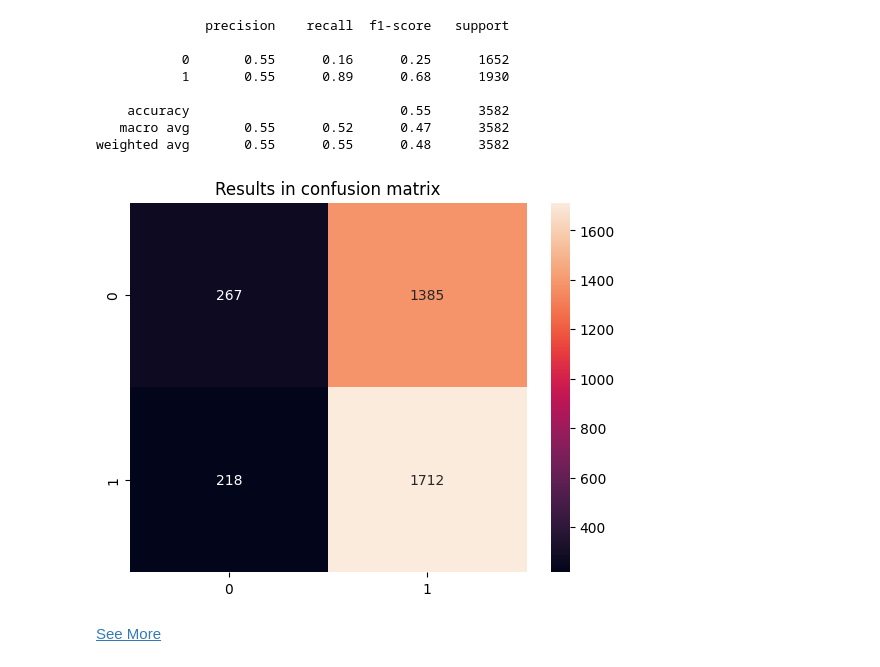
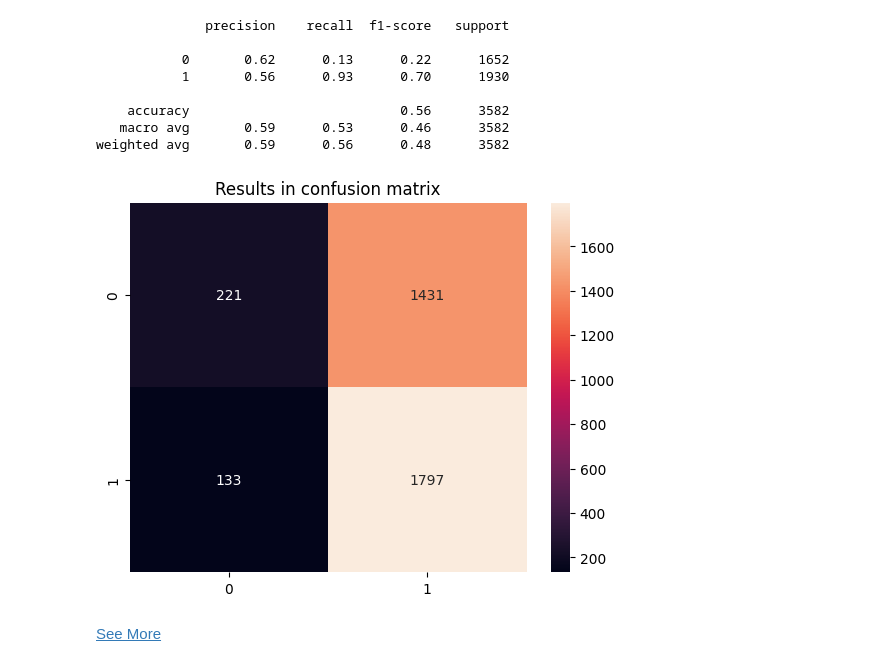
Before and after one commit to Equipe5-ifam-cmzl/trabalho-final, a Jupyter notebook: src/Carlos/sprint03/RandomForest.ipynb, the cells around one changed output. Saved outputs shown, nothing was run; the diff lists cells and outputs as text; code cells hidden in the pictures.

Commit message:
sprint03: DecisionTree & RandomForest -> melhorados

```diff
--- a/src/Carlos/sprint03/RandomForest.ipynb
+++ b/src/Carlos/sprint03/RandomForest.ipynb
@@ -17,3 +6,7 @@ dataset.head()
+# %%
+link = "C:/Users/CarlosViniMSouza/Documents/Projects/data-mining-ifam/database/result.csv"
+
+dataset = pd.read_csv(link)
 # %%
 dataset.info()
 # %% [output]
@@ -73,12 +51,12 @@ Text(0.5, 1.05, 'Scatterplot and histogram of pairs of variables color coded by
 X = dataset.drop(['e_signed'], axis=1)
 y = dataset['e_signed']
 # %%
-from sklearn.model_selection import train_test_split
+from sklearn.model_selection import train_test_split as tts
 
-X_train, X_test, y_train, y_test = train_test_split(X, y, test_size=0.2, random_state=42)
+X_train, X_test, y_train, y_test = tts(X, y, test_size=0.3, random_state=0)
 # %%
 from sklearn.ensemble import RandomForestClassifier
 
-rfc = RandomForestClassifier(n_estimators=3, max_depth=2, random_state=42)
+rfc = RandomForestClassifier(criterion="entropy", n_estimators=100, max_depth=10)
 # %%
 rfc.fit(X_train, y_train)
@@ -86,0 +66,3 @@ y_pred = rfc.predict(X_test)
+# %%
+rfc.fit(X_test, y_test)
+rfc.score(X_test, y_test)
@@ -119,21 +114,22 @@ DecisionTreeClassifier(max_depth=2, max_features='sqrt',
 # %%
 from sklearn.metrics import classification_report, confusion_matrix
 
 confMatrix = confusion_matrix(y_test, y_pred)
 
-sns.heatmap(confMatrix, annot=True, fmt='d') \
+sns \
+    .heatmap(confMatrix, annot=True, fmt='d') \
     .set_title('Results in confusion matrix')
 
 print(classification_report(y_test, y_pred))
 # %% [output]
               precision    recall  f1-score   support
 
-           0       0.55      0.16      0.25      1652
-           1       0.55      0.89      0.68      1930
+           0       0.62      0.13      0.22      1652
+           1       0.56      0.93      0.70      1930
 
-    accuracy                           0.55      3582
-   macro avg       0.55      0.52      0.47      3582
-weighted avg       0.55      0.55      0.48      3582
+    accuracy                           0.56      3582
+   macro avg       0.59      0.53      0.46      3582
+weighted avg       0.59      0.56      0.48      3582
-[figure, old version]
+[figure, new version]
 # %% [markdown]
 [See More](https://stackabuse.com/random-forest-algorithm-with-python-and-scikit-learn/)
```
Also changed, not shown: parts of 7 cells of this notebook, 2 other files.
